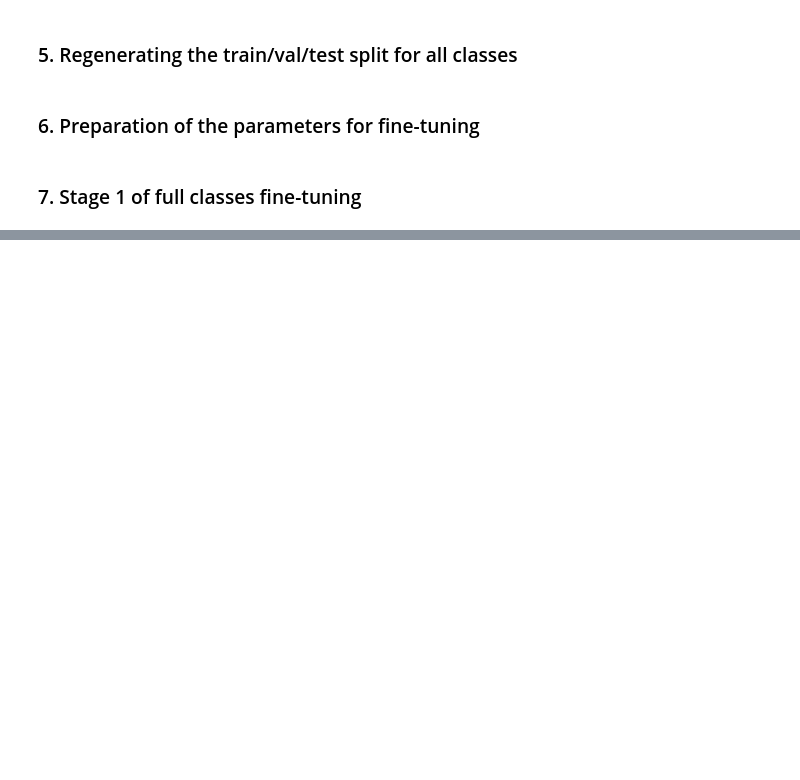
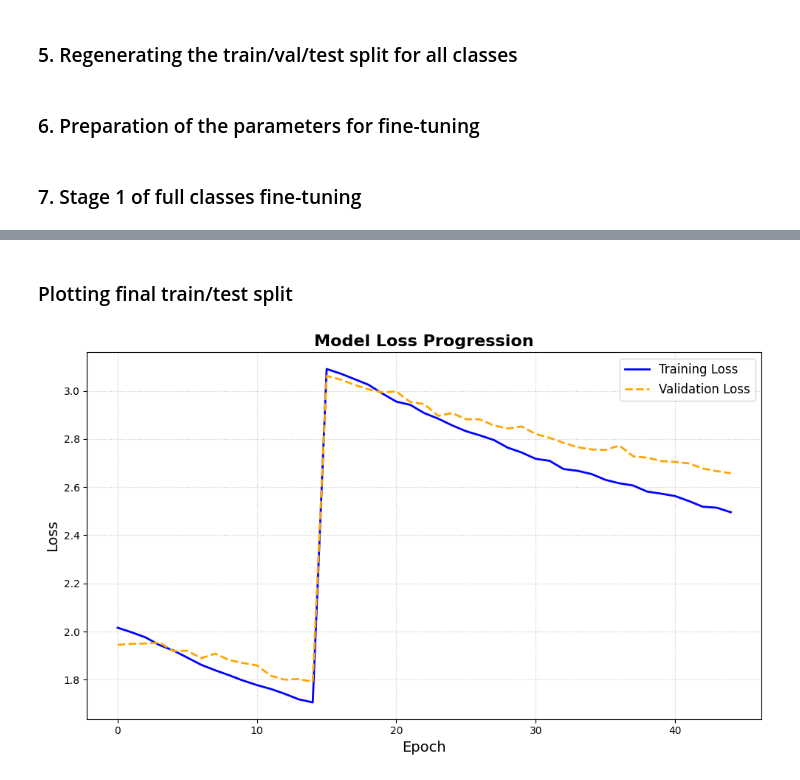
Before and after one commit to madbulgarianfromukraine/modeling_cvs, a Jupyter notebook: src/simple_model/simple_tiny_example.ipynb, the cells around one changed output, grey strips where cells are left out. Drawn from its saved outputs; the diff is of its cells as text; code cells hidden in the pictures; blank space fills up the shorter version.

```diff
--- a/src/simple_model/simple_tiny_example.ipynb
+++ b/src/simple_model/simple_tiny_example.ipynb
@@ -881,7 +927,7 @@ Finished fine-tuning on allowed-clases in 52.99027943611145
 ### 4. Stage-2 of fine-tuning on allowed classes
 # %%
 second_unfreeze(model=model)
-# Drop the learning rate so the newly unfrozen layers don't shatter
+
 for param_group in optimizer.param_groups:
     param_group['lr'] = 1e-5
 
@@ -898,7 +944,7 @@ for epoch in range(1, MAX_DRIFT_EPOCHS + 1):
     train_loss, val_loss = train_and_eval_epoch(epoch=epoch, model=model, train_loader=small_screen_train_loader,
                                                        val_loader=small_screen_val_loader,optimizer=optimizer, loss_fn=loss_fn,
                                                        device=DEVICE,log_interval=3, checkpoint_dir="/kaggle/working/",
-                                                       stage_name="warmup_restricted")
+                                                       stage_name="drift_restricted")
 
     train_loss_list_drift_1.append(train_loss)
     val_loss_list_drift_1.append(val_loss)
@@ -907,12 +953,12 @@ for epoch in range(1, MAX_DRIFT_EPOCHS + 1):
         print(f"\n>>> THRESHOLDS MET at Epoch {epoch} <<<")
         print(">>> Head is fully calibrated. Breaking natural images cycle.")
         save_checkpoint(model=model, optimizer=optimizer, epoch=epoch, loss=val_loss_list_drift_1[-1],
-                        path="/kaggle/working/", file_name="finished_warmup_restricted")
+                        path="/kaggle/working/", file_name="finished_drift_restricted")
         break # Exit the warm-up loop early
 
     if epoch == MAX_DRIFT_EPOCHS:
         save_checkpoint(model=model, optimizer=optimizer, epoch=epoch, loss=val_loss_list_drift_1[-1],
-                        path="/kaggle/working/", file_name="finished_warmup_restricted_max_epochs")
+                        path="/kaggle/working/", file_name="finished_drift_restricted_max_epochs")
     prev_loss = val_loss
 
 print(f"Finished fine-tuning on allowed-clases in {time.time() - start_time}")
@@ -967,14 +1030,15 @@ full_screen_train_dataset, full_screen_val_dataset, full_screen_test_dataset = C
     root="/kaggle/input/datasets/nazariyyuchnovskiy/enrico-dataset-vanilla",
     seed=317,
     transform=universal_base,
-    transform_to_class={},
+    augment_for_each=[rare_class_aug],
+    transform_to_class=augmentations,
     allowed_classes=None
 )
 
-batch_size = 4
-full_screen_train_loader = torch.utils.data.DataLoader(full_screen_train_dataset, batch_size=batch_size, shuffle=False)
-full_screen_val_loader = torch.utils.data.DataLoader(full_screen_val_dataset, batch_size=batch_size, shuffle=False)
-full_screen_test_loader = torch.utils.data.DataLoader(full_screen_test_dataset, batch_size=batch_size, shuffle=False)
+batch_size = 128
+full_screen_train_loader = torch.utils.data.DataLoader(full_screen_train_dataset, batch_size=batch_size, shuffle=False, pin_memory=True, num_workers=3)
+full_screen_val_loader = torch.utils.data.DataLoader(full_screen_val_dataset, batch_size=batch_size, shuffle=False, pin_memory=True, num_workers=3)
+full_screen_test_loader = torch.utils.data.DataLoader(full_screen_test_dataset, batch_size=batch_size, shuffle=False, pin_memory=True, num_workers=3)
 
 model.classifier[-1] = nn.Linear(in_features=fc_last_in_features, out_features=20)
 # %% [markdown]
@@ -996,9 +1060,12 @@ train_loss_list_drift_2 = []
 # %% [markdown]
 ### 7. Stage 1 of full classes fine-tuning
 # %%
-print("=== STAGE 1 Warm-up ===")
-
-model.to(DEVICE)
+print("=== Phase 2: STAGE 1 Warm-up ===")
+checkpoint_path = "/kaggle/working/finished_warmup_restricted_max_epochs.pth" # change later
+model.classifier[-1] = nn.Linear(in_features=fc_last_in_features, out_features=7) # remove it all
+load_checkpoint(model=model, optimizer=None, path=checkpoint_path, device=DEVICE) # later please
+model.classifier[-1] = nn.Linear(in_features=fc_last_in_features, out_features=20)
+model = model.to(DEVICE)
 prev_loss = 0.0
 print(f"Sarting training of the stage 1 in {MAX_WARMUP_EPOCHS} epochs.")
 start_warmup_time = time.time()
@@ -1050,10 +1117,10 @@ Finished fine-tuning on allowed-clases in 348.7974066734314
 # %%
-print("=== STAGE 2 Drift ===")
+print("=== Phase 2:STAGE 2 Drift ===")
 
 prev_loss = 0.0
 print(f"Sarting training of the stage 1 in {MAX_DRIFT_EPOCHS} epochs.")
-start_warmup_time = time.time()
-initial_freeze_unfreeze(model=model)
+start_drift_time = time.time()
+second_unfreeze(model=model)
 
 for epoch in range(1, MAX_DRIFT_EPOCHS + 1):
     print(f"Warm-up Epoch {epoch}/{MAX_DRIFT_EPOCHS}...")
@@ -1062,7 +1129,7 @@ for epoch in range(1, MAX_DRIFT_EPOCHS + 1):
     train_loss, val_loss = train_and_eval_epoch(epoch=epoch, model=model, train_loader=full_screen_train_loader,
                                                        val_loader=full_screen_val_loader,optimizer=optimizer, loss_fn=loss_fn,
                                                        device=DEVICE,log_interval=3, checkpoint_dir="/kaggle/working/",
-                                                       stage_name="warmup")
+                                                       stage_name="drift")
 
     train_loss_list_warmup_2.append(train_loss)
     val_loss_list_warmup_2.append(val_loss)
@@ -1078,5 +1145,5 @@ for epoch in range(1, MAX_DRIFT_EPOCHS + 1):
                         path="/kaggle/working/", file_name="finished_drift_max_epochs")
     prev_loss = val_loss
 
-print(f"Finished fine-tuning  in {time.time() - start_time}")
+print(f"Finished fine-tuning  in {time.time() - start_drift_time}")
 # %% [output]
@@ -1099,0 +1210,9 @@ Finished fine-tuning  in 798.3162567615509
+# %% [markdown]
+### Plotting final train/test split
+# %%
+train_loss_list = train_loss_list_warmup_1 + train_loss_list_drift_1 + train_loss_list_warmup_2 + train_loss_list_drift_2
+val_loss_list = val_loss_list_warmup_1 + val_loss_list_drift_1 + val_loss_list_warmup_2 + val_loss_list_drift_2
+
+plot_learning_curves(train_losses=train_loss_list,val_losses=val_loss_list)
+# %% [output]
+[figure, added]
```
Also changed, not shown: parts of 20 cells of this notebook.
